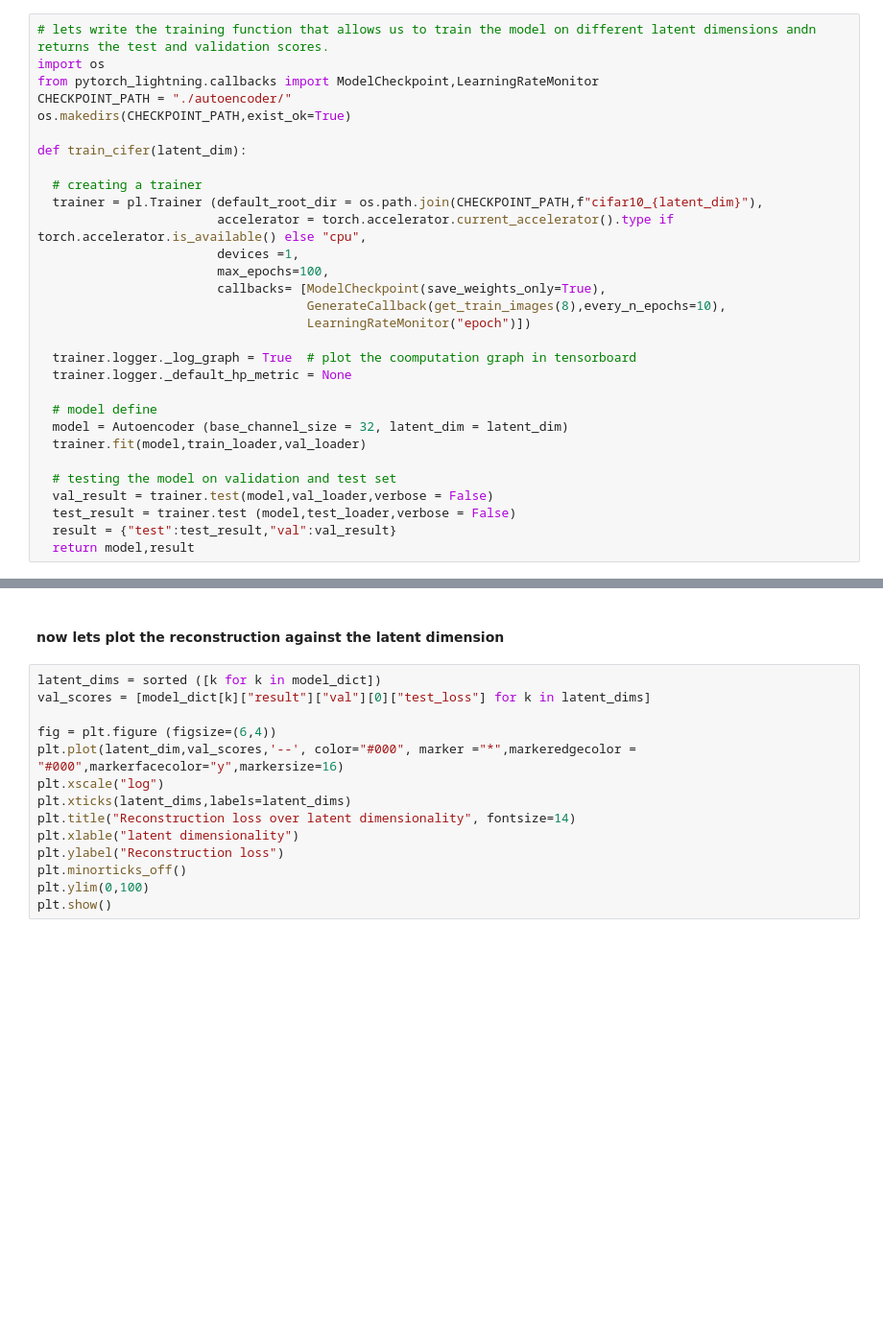
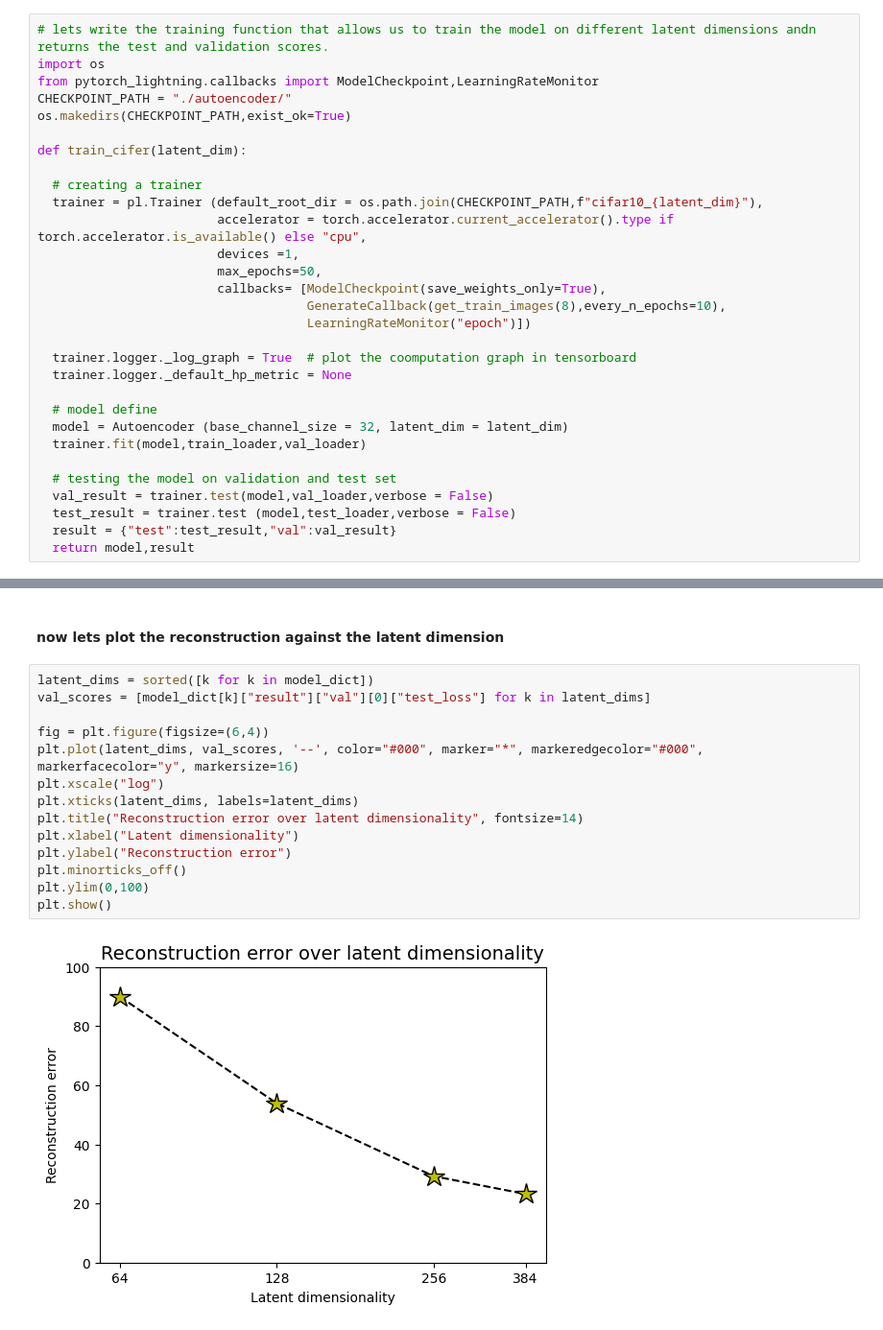
Before and after one commit to Yub-S/deep_generative_models, a Jupyter notebook: autoencoder.ipynb, the cells around one changed output, grey strips where cells are left out. Shown at 96% size. Cells and saved outputs as stored; diff of their text form; blank space fills up the shorter version.

```diff
--- a/autoencoder.ipynb
+++ b/autoencoder.ipynb
@@ -270,7 +270,7 @@ def train_cifer(latent_dim):
   trainer = pl.Trainer (default_root_dir = os.path.join(CHECKPOINT_PATH,f"cifar10_{latent_dim}"),
                         accelerator = torch.accelerator.current_accelerator().type if torch.accelerator.is_available() else "cpu",
                         devices =1,
-                        max_epochs=100,
+                        max_epochs=50,
                         callbacks= [ModelCheckpoint(save_weights_only=True),
                                     GenerateCallback(get_train_images(8),every_n_epochs=10),
                                     LearningRateMonitor("epoch")])
@@ -335,16 +373,18 @@ INFO:pytorch_lightning.callbacks.model_summary:
 # %% [markdown]
 #### now lets plot the reconstruction against the latent dimension
 # %%
-latent_dims = sorted ([k for k in model_dict])
+latent_dims = sorted([k for k in model_dict])
 val_scores = [model_dict[k]["result"]["val"][0]["test_loss"] for k in latent_dims]
 
-fig = plt.figure (figsize=(6,4))
-plt.plot(latent_dim,val_scores,'--', color="#000", marker ="*",markeredgecolor = "#000",markerfacecolor="y",markersize=16)
+fig = plt.figure(figsize=(6,4))
+plt.plot(latent_dims, val_scores, '--', color="#000", marker="*", markeredgecolor="#000", markerfacecolor="y", markersize=16)
 plt.xscale("log")
-plt.xticks(latent_dims,labels=latent_dims)
-plt.title("Reconstruction loss over latent dimensionality", fontsize=14)
-plt.xlable("latent dimensionality")
-plt.ylabel("Reconstruction loss")
+plt.xticks(latent_dims, labels=latent_dims)
+plt.title("Reconstruction error over latent dimensionality", fontsize=14)
+plt.xlabel("Latent dimensionality")
+plt.ylabel("Reconstruction error")
 plt.minorticks_off()
 plt.ylim(0,100)
 plt.show()
+# %% [output]
+[figure, added]
```
Also changed, not shown: parts of 11 cells of this notebook.
